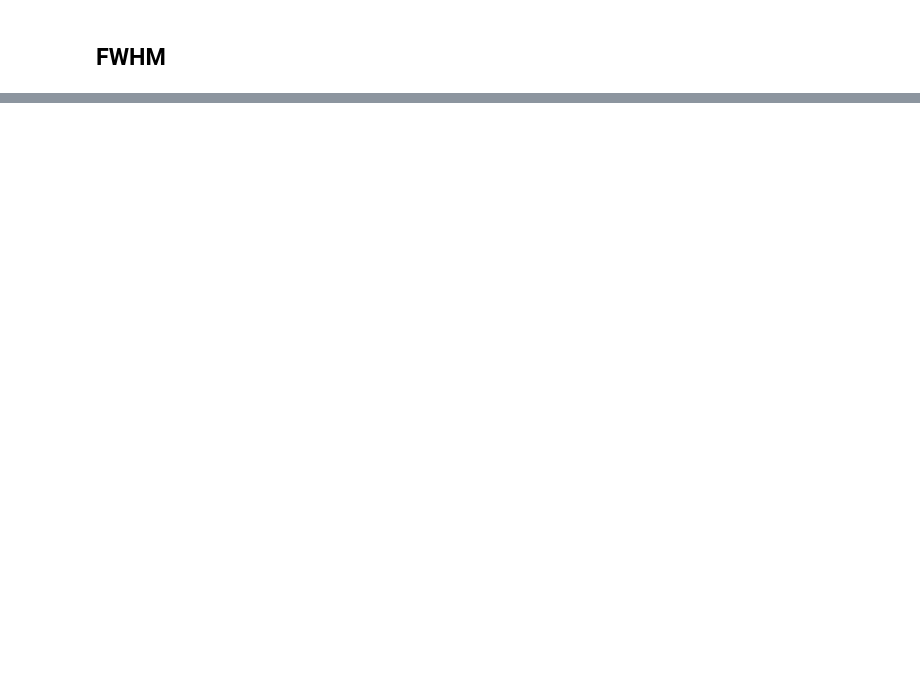
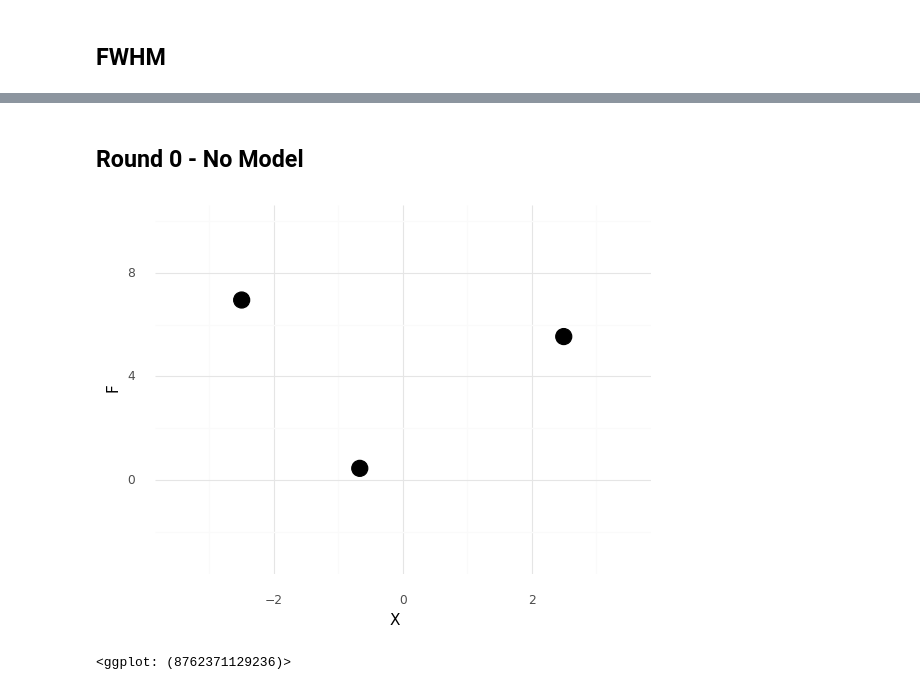
Before and after one commit to belisleb/perovskite-solar, a Jupyter notebook: figures.ipynb, the cells around one changed output, grey strips where cells are left out. Drawn from its saved outputs; the diff is of its cells as text; code cells hidden in the pictures; blank space fills up the shorter version.

```diff
--- a/figures.ipynb
+++ b/figures.ipynb
@@ -541,0 +695,26 @@ p
+# %% [markdown]
+## Round 0 - No Model
+# %%
+df_init = gr.eval_df(
+    md_multi,
+    df=gr.df_make(x=[-2.5, -2/3, +2.5]),
+)
+
+p = (
+    df_init
+    >> gr.ggplot(gr.aes("x", "f"))
+    + gr.geom_point(size=6)
+    + gr.scale_x_continuous(limits=(-3.5, +3.5))
+    + gr.scale_y_continuous(limits=(-3.0, 10))
+    + gr.theme_minimal()
+    + gr.theme(panel_background=gr.element_rect(fill="white"))
+    + gr.labs(
+        x="X",
+        y="F",
+    )
+)
+p.save("./images/sdoe-round0-nofit.png")
+p
+# %% [output]
+[figure, added]
+<ggplot: (8762371129236)>
```
Also changed, not shown: parts of 29 cells of this notebook.
